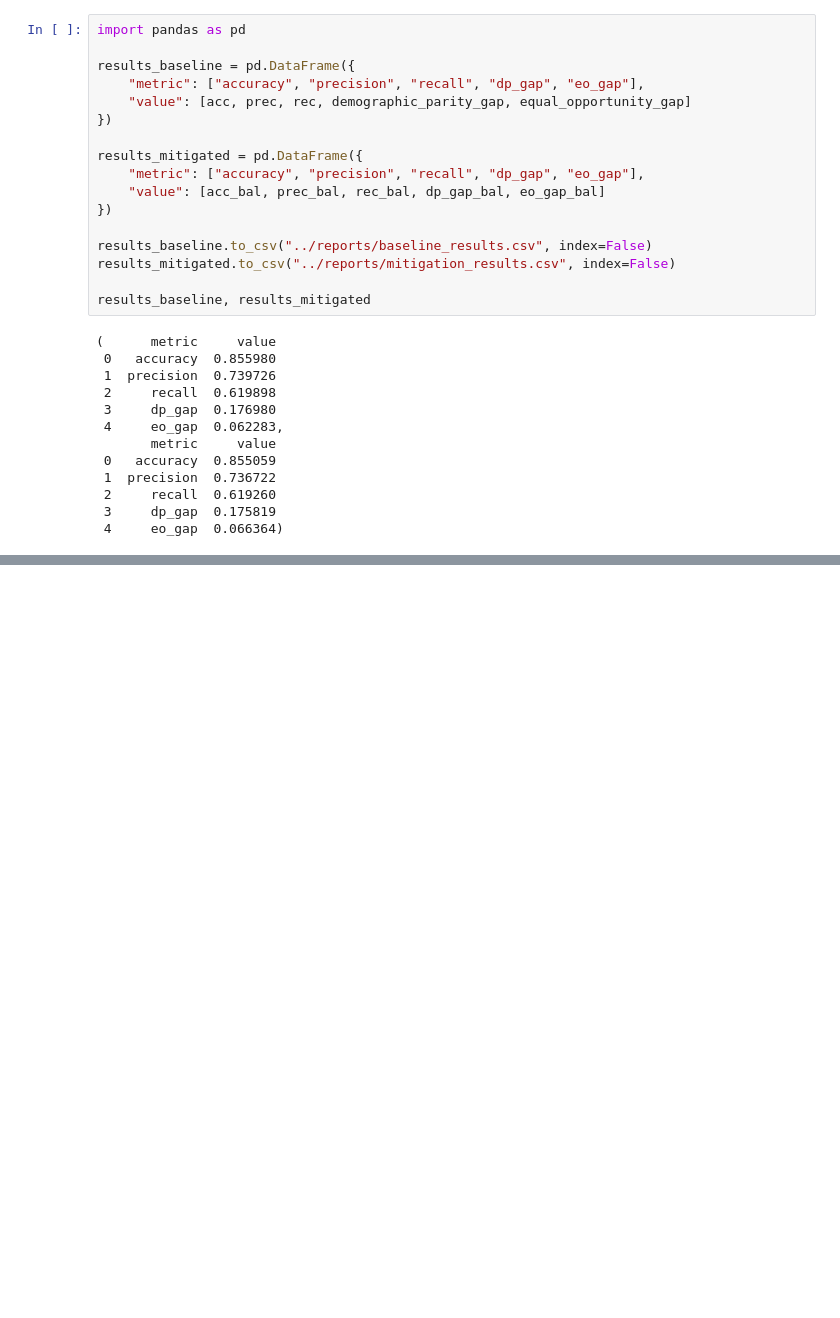
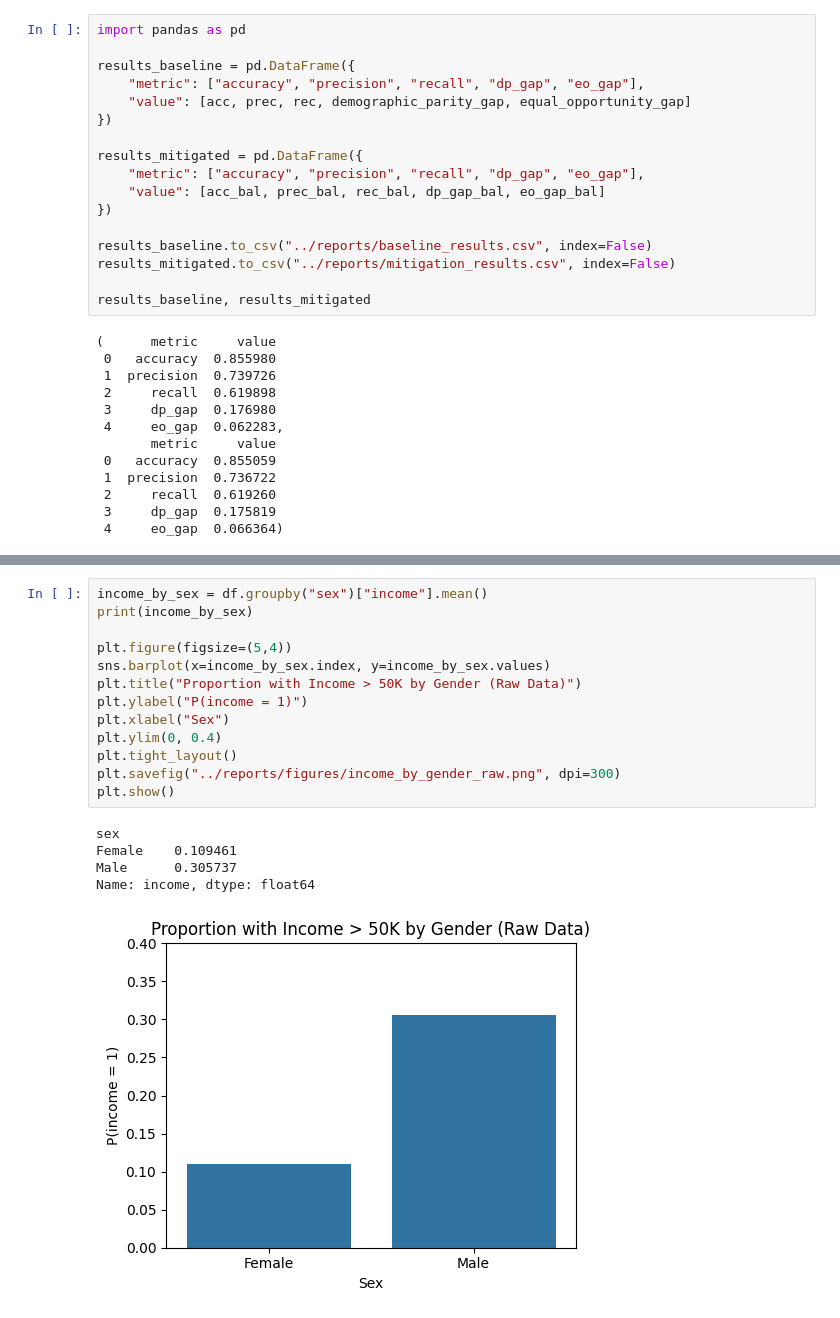
Before and after one commit to youssefysallam/fair-ml-income-analysis, a Jupyter notebook: notebooks/01_data_exploration.ipynb, the cells around one changed output, grey strips where cells are left out. Saved outputs shown, nothing was run; the diff lists cells and outputs as text; blank space fills up the shorter version.

```diff
--- a/notebooks/01_data_exploration.ipynb
+++ b/notebooks/01_data_exploration.ipynb
@@ -323,0 +367,19 @@ results_baseline, results_mitigated
+# %%
+income_by_sex = df.groupby("sex")["income"].mean()
+print(income_by_sex)
+
+plt.figure(figsize=(5,4))
+sns.barplot(x=income_by_sex.index, y=income_by_sex.values)
+plt.title("Proportion with Income > 50K by Gender (Raw Data)")
+plt.ylabel("P(income = 1)")
+plt.xlabel("Sex")
+plt.ylim(0, 0.4)
+plt.tight_layout()
+plt.savefig("../reports/figures/income_by_gender_raw.png", dpi=300)
+plt.show()
+# %% [output]
+sex
+Female    0.109461
+Male      0.305737
+Name: income, dtype: float64
+[figure, added]
```
Also changed, not shown: parts of 9 cells of this notebook, 7 other files.
